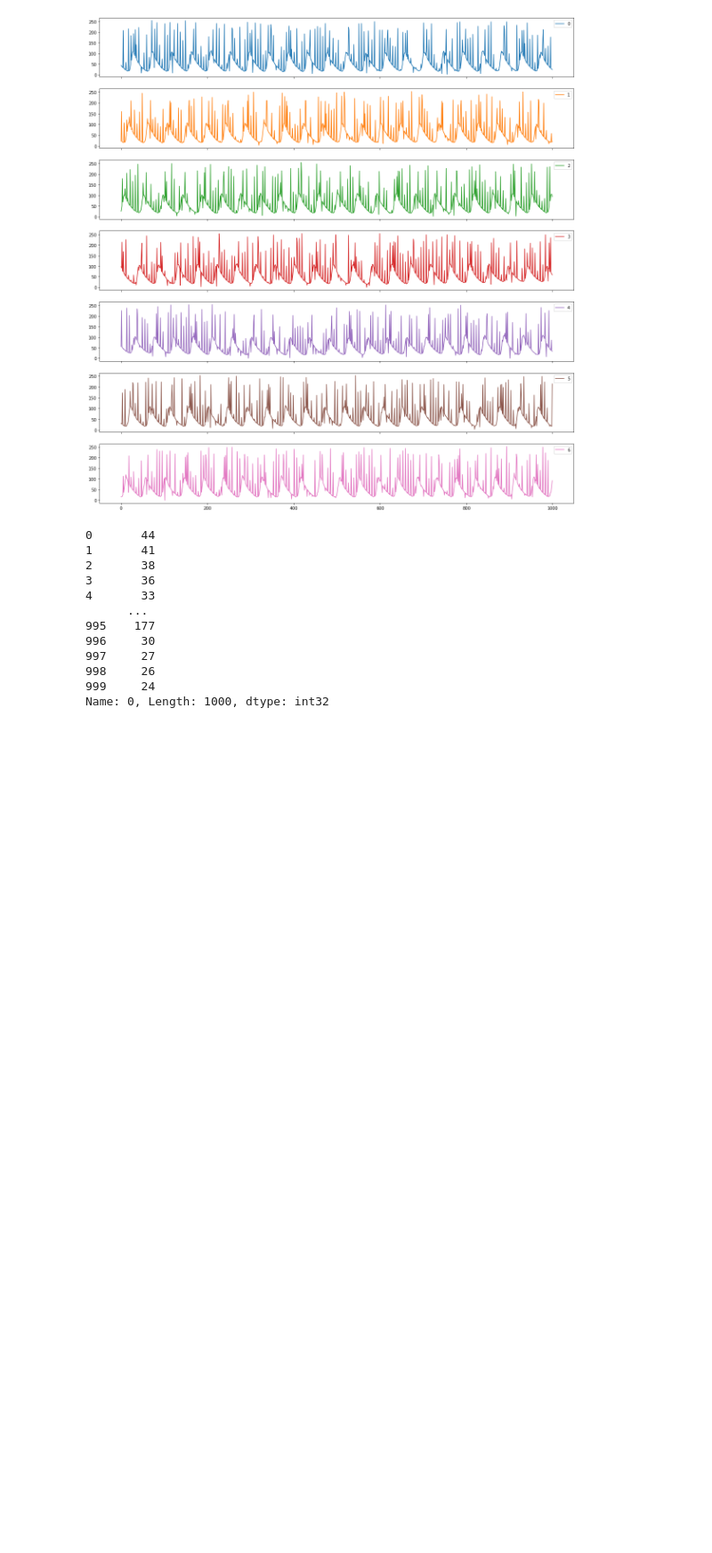
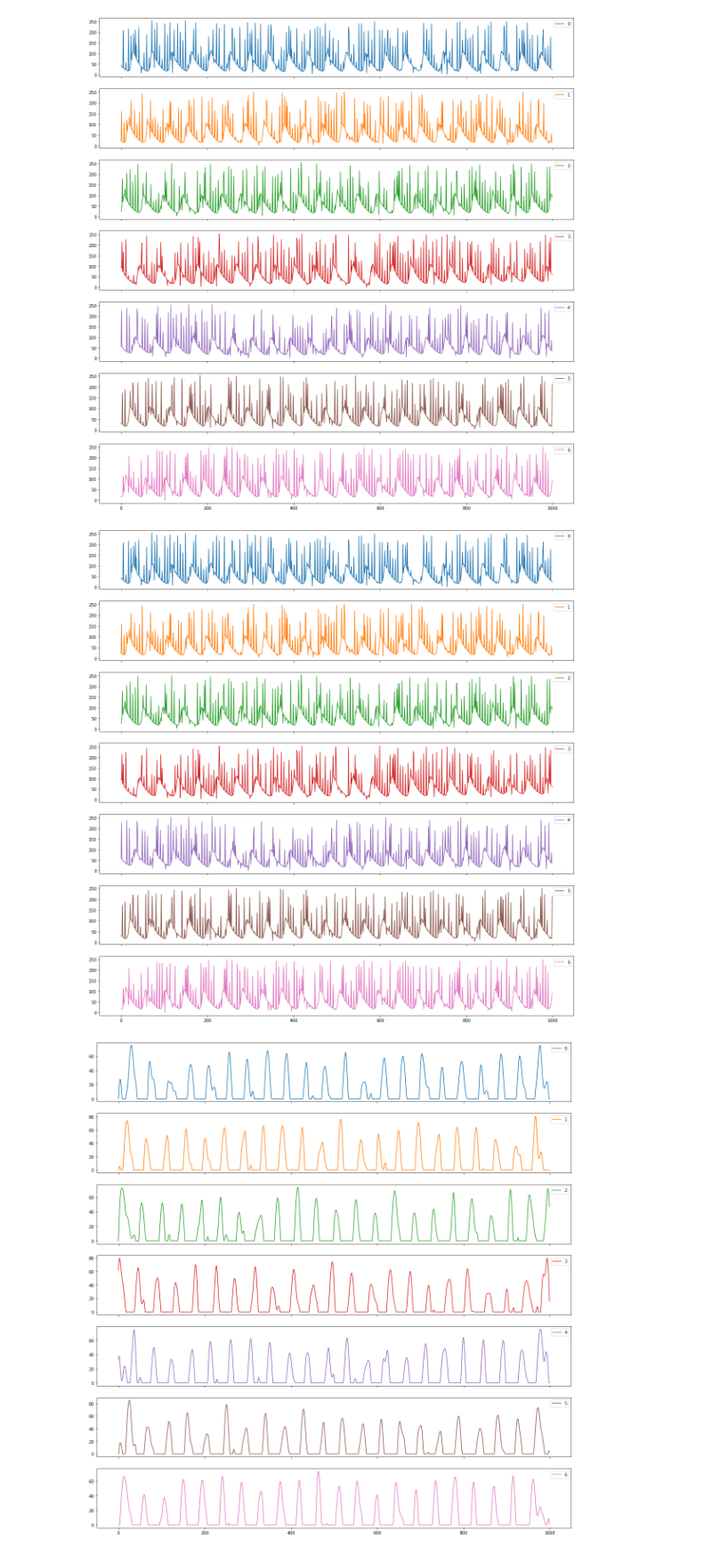
Before and after one commit to nksuya/jupyter_notebook, a Jupyter notebook: 工作笔记/oxygen_process.ipynb, the cells around one changed output. Shown at 89% size. Saved outputs shown, nothing was run; the diff lists cells and outputs as text; code cells hidden in the pictures; blank space fills up the shorter version.

```diff
--- a/工作笔记/oxygen_process.ipynb
+++ b/工作笔记/oxygen_process.ipynb
@@ -77,18 +77,31 @@ df.plot(subplots=True, figsize=(20, 21))
 array([<AxesSubplot:>, <AxesSubplot:>, <AxesSubplot:>, <AxesSubplot:>,
        <AxesSubplot:>, <AxesSubplot:>, <AxesSubplot:>], dtype=object)
 [figure]
-# %%
-df[0]
-# %% [output]
-0       44
-1       41
-2       38
-3       36
-4       33
-      ...
-995    177
-996     30
-997     27
-998     26
-999     24
-Name: 0, Length: 1000, dtype: int32
+# %%
+import neurokit2 as nk
+import matplotlib.pyplot as plt
+
+df_clean=pd.DataFrame()
+df_raw=pd.DataFrame()
+
+for i in range(7):
+    ppg = df[i]
+    signals, info = nk.ppg_process(ppg, sampling_rate=100)
+    # fig = nk.ppg_plot(signals)
+
+    # signals['PPG_Raw'].plot()
+    # signals['PPG_Clean'].plot()
+    # signals.plot(subplots=True)
+    # plt.show()
+
+    df_clean[i] = signals['PPG_Clean']
+    df_raw[i] = signals['PPG_Raw']
+
+df_raw.plot(subplots=True,figsize=(20,21))
+plt.savefig("PPG_Raw.png")
+
+df_clean.plot(subplots=True,figsize=(20,21))
+plt.savefig("PPG_Clean.png")
+# %% [output]
+[figure, added]
+[figure, added]
```
Also changed, not shown: parts of 8 cells of this notebook, 17 other files.
